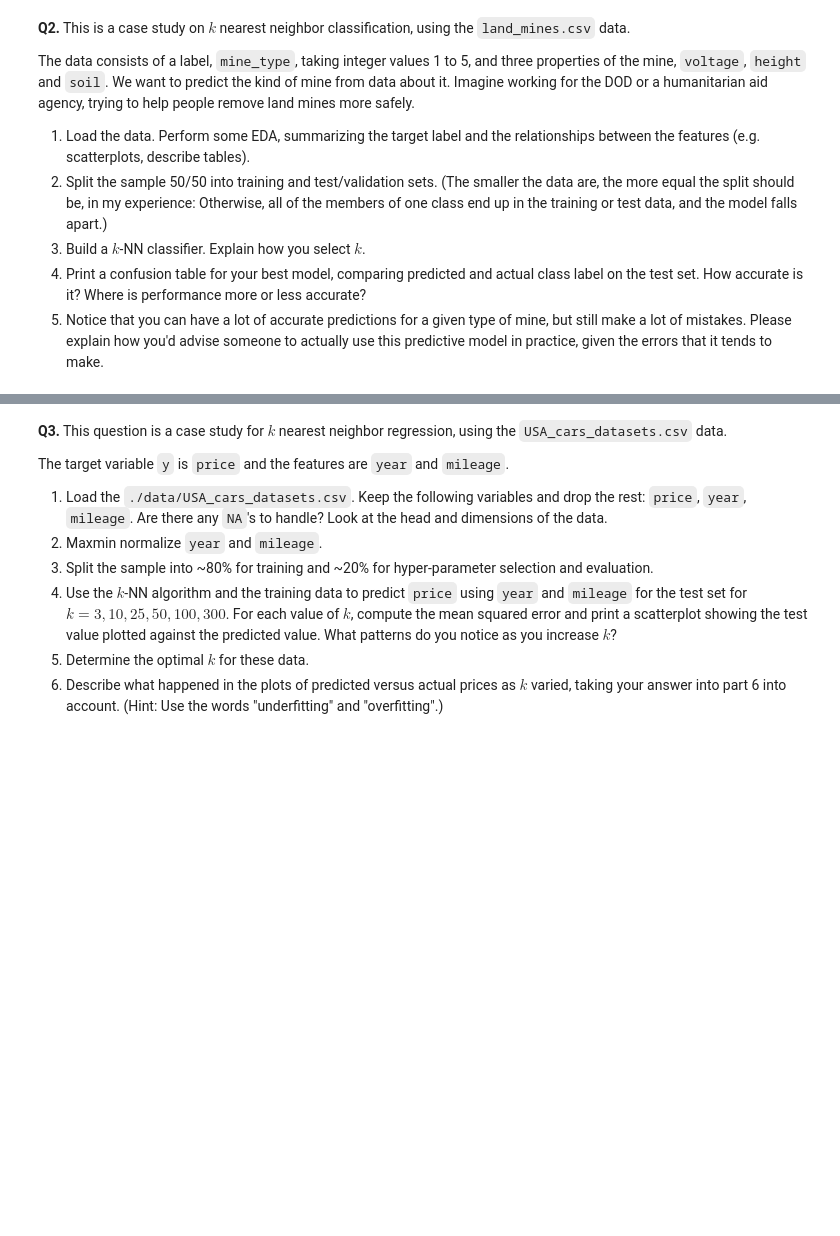
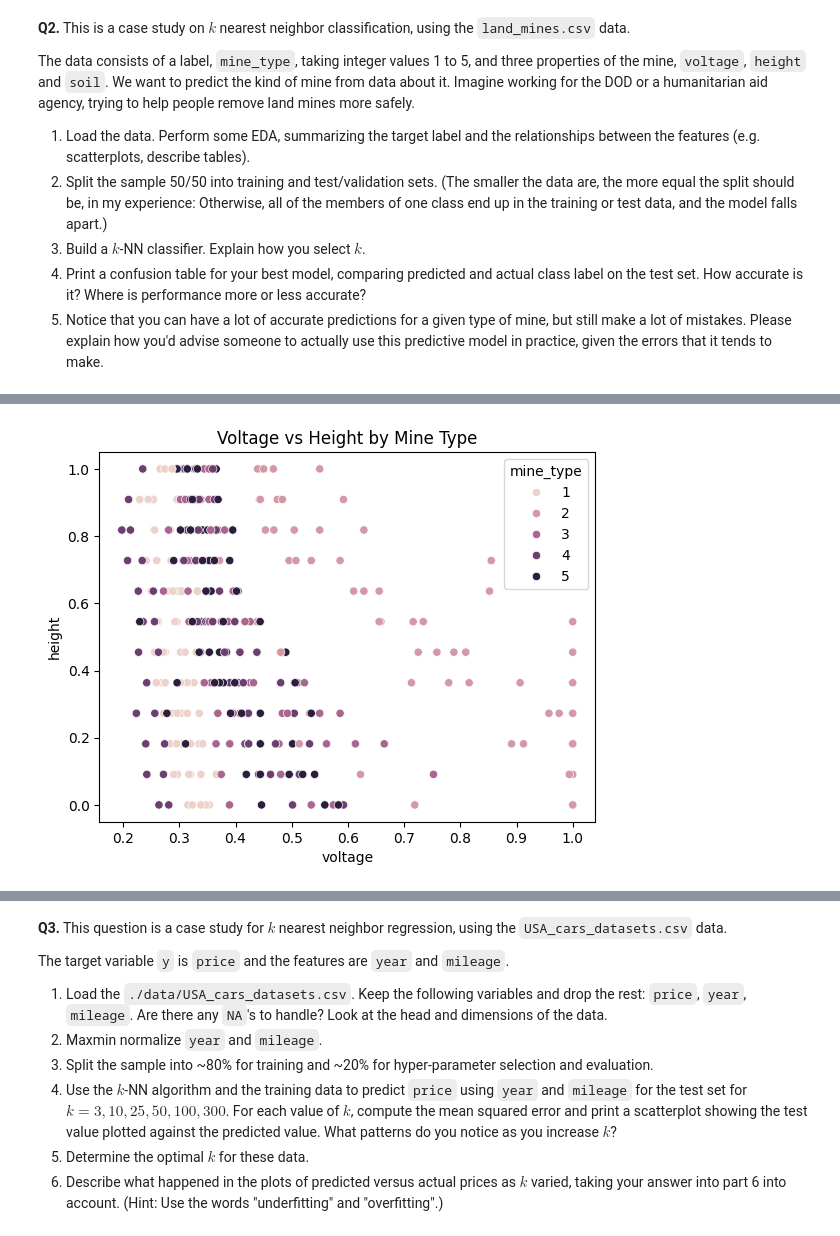
Before and after one commit to richarddo3/undergrad_ml_assignments, a Jupyter notebook: 02_assignment_knn.ipynb, the cells around one changed output, grey strips where cells are left out. Drawn from its saved outputs; the diff is of its cells as text; code cells hidden in the pictures; blank space fills up the shorter version.

```diff
--- a/02_assignment_knn.ipynb
+++ b/02_assignment_knn.ipynb
@@ -46,0 +78,7 @@ The data consists of a label, `mine_type`, taking integer values 1 to 5, and thr
+# %%
+import pandas as pd
+
+df = pd.read_csv("knn/data/land_mines.csv")
+df.head()
+df.describe()
+df['mine_type'].value_counts()
@@ -46,0 +94,9 @@ The data consists of a label, `mine_type`, taking integer values 1 to 5, and thr
+# %%
+import seaborn as sns
+import matplotlib.pyplot as plt
+
+sns.scatterplot(data=df, x='voltage', y='height', hue='mine_type')
+plt.title("Voltage vs Height by Mine Type")
+plt.show()
+# %% [output]
+[figure, added]
```
Also changed, not shown: parts of 56 cells of this notebook.
